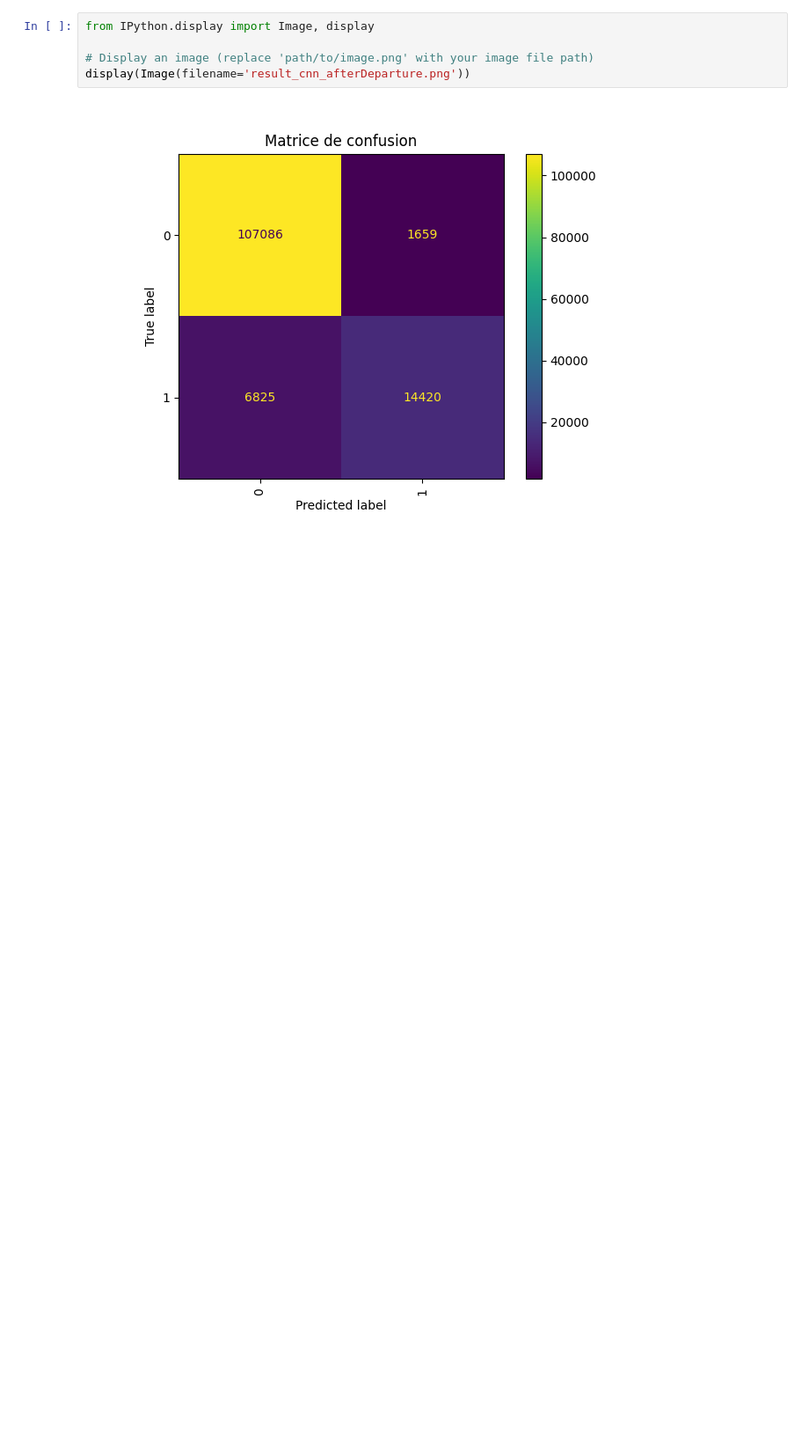
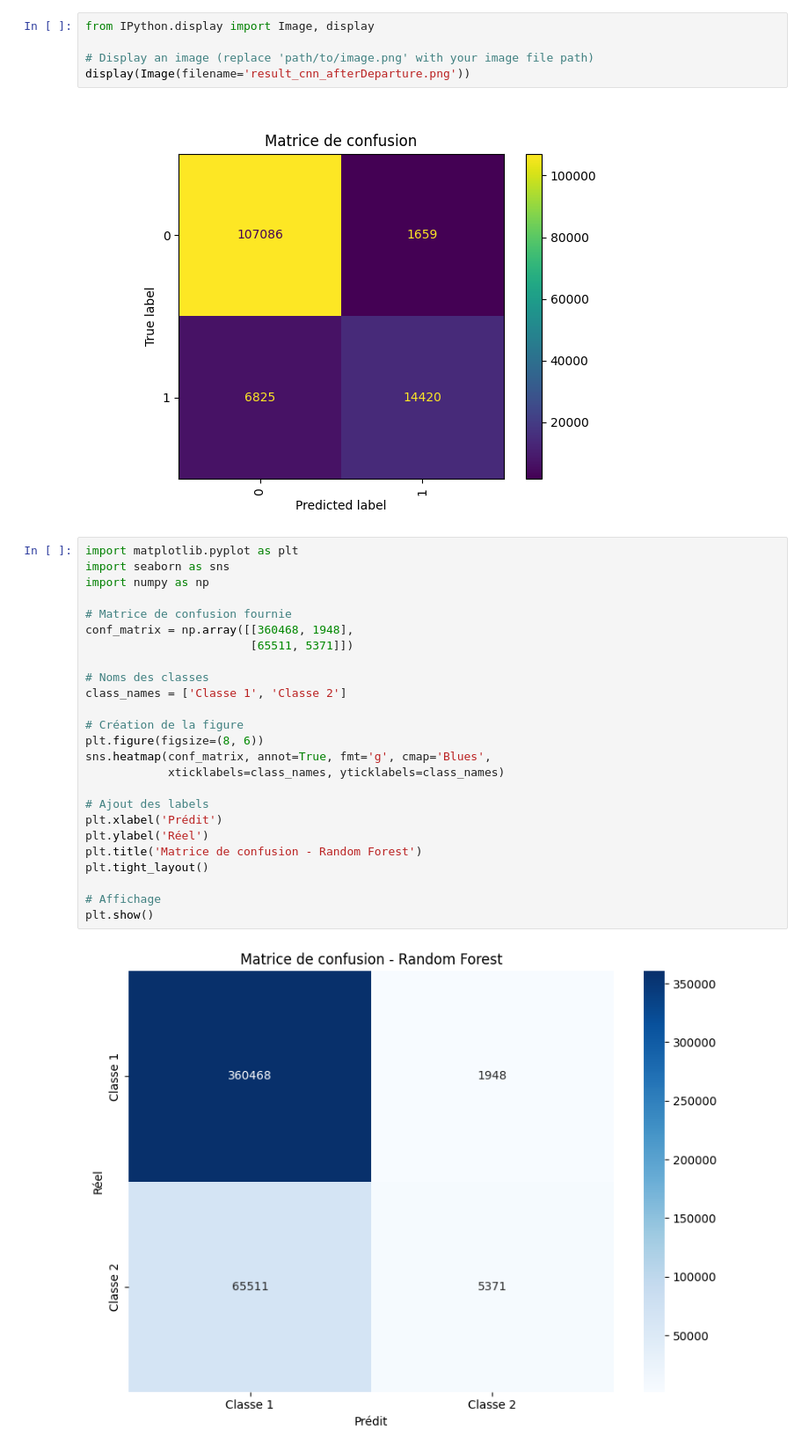
Before and after one commit to vincentB-source/Projet-Certification, a Jupyter notebook: journal-de-bord.ipynb, the cells around one changed output. Shown at 88% size. Cells and saved outputs as stored; diff of their text form; blank space fills up the shorter version.

```diff
--- a/journal-de-bord.ipynb
+++ b/journal-de-bord.ipynb
@@ -117,3 +117,30 @@ from IPython.display import Image, display
 display(Image(filename='result_cnn_afterDeparture.png'))
 # %% [output]
 [figure]
+# %%
+import matplotlib.pyplot as plt
+import seaborn as sns
+import numpy as np
+
+# Matrice de confusion fournie
+conf_matrix = np.array([[360468, 1948],
+                        [65511, 5371]])
+
+# Noms des classes
+class_names = ['Classe 1', 'Classe 2']
+
+# Création de la figure
+plt.figure(figsize=(8, 6))
+sns.heatmap(conf_matrix, annot=True, fmt='g', cmap='Blues',
+            xticklabels=class_names, yticklabels=class_names)
+
+# Ajout des labels
+plt.xlabel('Prédit')
+plt.ylabel('Réel')
+plt.title('Matrice de confusion - Random Forest')
+plt.tight_layout()
+
+# Affichage
+plt.show()
+# %% [output]
+[figure, added]
```
Also changed, not shown: 21 other files.
